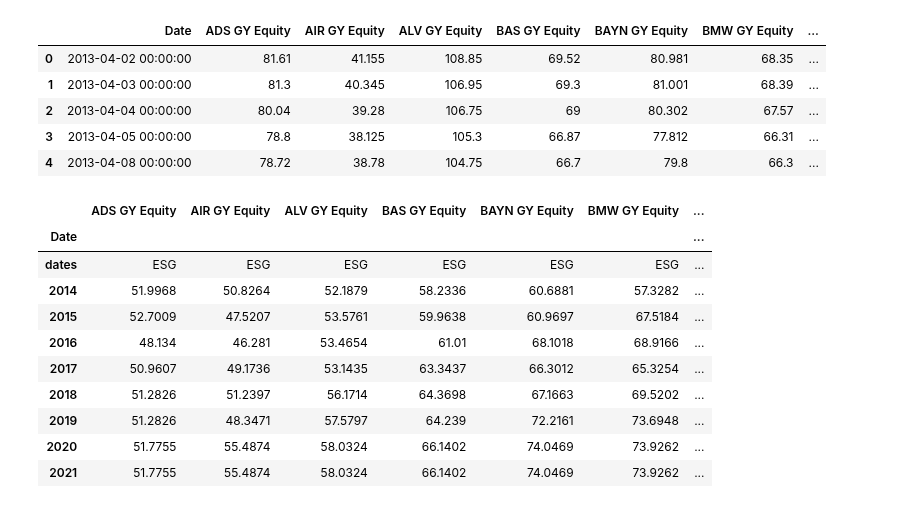
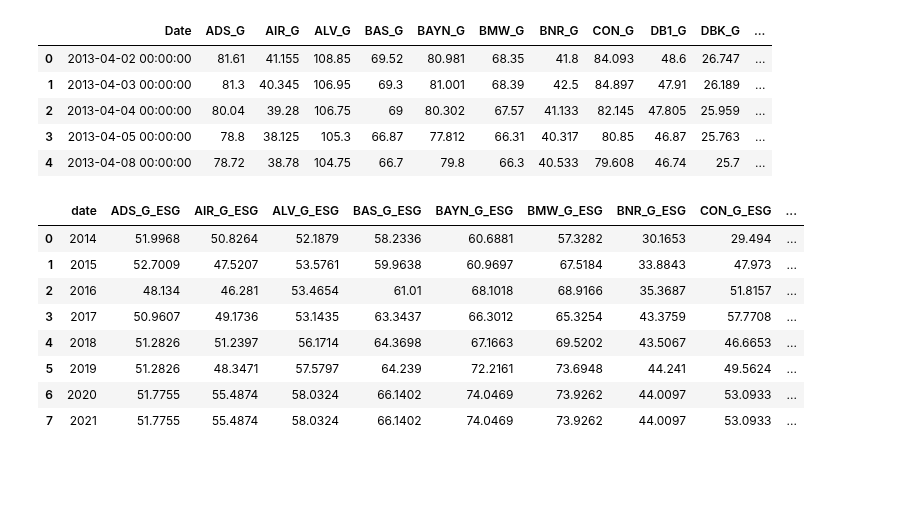
Before and after one commit to KamilPan/PS, a Jupyter notebook: ACF /ACF.ipynb, the cells around one changed output. Cells and saved outputs as stored; diff of their text form; code cells hidden in the pictures; blank space fills up the shorter version.

```diff
--- a/ACF /ACF.ipynb
+++ b/ACF /ACF.ipynb
@@ -36,11 +39,3 @@ for i in xx:
         drop_these.append(i + '.' + str(j))
 drop_these = xx + drop_these
 rt.drop(columns=xx, inplace = True)
-rt.head()
-# %% [output]
-|  | Date | ADS GY Equity | AIR GY Equity | ALV GY Equity | BAS GY Equity | BAYN GY Equity | BMW GY Equity | ... |
-| 0 | 2013-04-02 00:00:00 | 81.61 | 41.155 | 108.85 | 69.52 | 80.981 | 68.35 | ... |
-| 1 | 2013-04-03 00:00:00 | 81.3 | 40.345 | 106.95 | 69.3 | 81.001 | 68.39 | ... |
-| 2 | 2013-04-04 00:00:00 | 80.04 | 39.28 | 106.75 | 69 | 80.302 | 67.57 | ... |
-| 3 | 2013-04-05 00:00:00 | 78.8 | 38.125 | 105.3 | 66.87 | 77.812 | 66.31 | ... |
-| 4 | 2013-04-08 00:00:00 | 78.72 | 38.78 | 104.75 | 66.7 | 79.8 | 66.3 | ... |
@@ -47,22 +49,54 @@ rt.head()
+# %%
+# stupid and long code creating colomn 'year' =)
+rt['y'] = str(rt['Date'])
+tt = rt['y'].str.split('-', expand=True)
+tt = tt[0]
+rt['ye'] = tt
+ttt = rt['ye'].str.split(' ', expand=True)
+rt['year'] = ttt[7]
+rt.drop(columns=['y','ye'], inplace = True)
+rt.head()
+# %% [output]
+|  | Date | ADS_G | AIR_G | ALV_G | BAS_G | BAYN_G | BMW_G | BNR_G | CON_G | DB1_G | DBK_G | ... |
+| 0 | 2013-04-02 00:00:00 | 81.61 | 41.155 | 108.85 | 69.52 | 80.981 | 68.35 | 41.8 | 84.093 | 48.6 | 26.747 | ... |
+| 1 | 2013-04-03 00:00:00 | 81.3 | 40.345 | 106.95 | 69.3 | 81.001 | 68.39 | 42.5 | 84.897 | 47.91 | 26.189 | ... |
+| 2 | 2013-04-04 00:00:00 | 80.04 | 39.28 | 106.75 | 69 | 80.302 | 67.57 | 41.133 | 82.145 | 47.805 | 25.959 | ... |
+| 3 | 2013-04-05 00:00:00 | 78.8 | 38.125 | 105.3 | 66.87 | 77.812 | 66.31 | 40.317 | 80.85 | 46.87 | 25.763 | ... |
+| 4 | 2013-04-08 00:00:00 | 78.72 | 38.78 | 104.75 | 66.7 | 79.8 | 66.3 | 40.533 | 79.608 | 46.74 | 25.7 | ... |
 # %%
 esg.drop(columns=drop_these,inplace = True)
 esg.drop(index=[0,2], inplace=True)
 esg.rename(columns={'Unnamed: 0':'Date'},inplace = True)
 esg.reset_index(inplace = True, drop = True)
-esg.set_index('Date', inplace=True)
+#esg.set_index('Date', inplace=True)
 # %%
 esg.replace({'ESG_DISCLOSURE_SCORE': 'ESG', 'ENVIRON_DISCLOSURE_SCORE': 'E',
              'SOCIAL_DISCLOSURE_SCORE': 'S','GOVNCE_DISCLOSURE_SCORE': 'G',
-             'HISTORICAL_MARKET_CAP' : 'H_MKT_CAP', 'CUR_MKT_CAP': 'MKT_CAP'})
+             'HISTORICAL_MARKET_CAP' : 'HMCAP', 'CUR_MKT_CAP': 'MCAP'}, inplace=True)
-# %% [output]
-|  | ADS GY Equity | AIR GY Equity | ALV GY Equity | BAS GY Equity | BAYN GY Equity | BMW GY Equity | ... |
-| Date |  |  |  |  |  |  | ... |
-| dates | ESG | ESG | ESG | ESG | ESG | ESG | ... |
-| 2014 | 51.9968 | 50.8264 | 52.1879 | 58.2336 | 60.6881 | 57.3282 | ... |
-| 2015 | 52.7009 | 47.5207 | 53.5761 | 59.9638 | 60.9697 | 67.5184 | ... |
-| 2016 | 48.134 | 46.281 | 53.4654 | 61.01 | 68.1018 | 68.9166 | ... |
-| 2017 | 50.9607 | 49.1736 | 53.1435 | 63.3437 | 66.3012 | 65.3254 | ... |
-| 2018 | 51.2826 | 51.2397 | 56.1714 | 64.3698 | 67.1663 | 69.5202 | ... |
-| 2019 | 51.2826 | 48.3471 | 57.5797 | 64.239 | 72.2161 | 73.6948 | ... |
-| 2020 | 51.7755 | 55.4874 | 58.0324 | 66.1402 | 74.0469 | 73.9262 | ... |
-| 2021 | 51.7755 | 55.4874 | 58.0324 | 66.1402 | 74.0469 | 73.9262 | ... |
+# %%
+a = esg.iloc[1] + ' ' + esg.iloc[0]
+esg = esg.append(a, ignore_index=True)
+esg.loc[10,'Date'] = 'date'
+nnn = esg.loc[10]
+esg.rename(columns=nnn, inplace=True)
+esg.drop(index=[0,1,10], inplace=True)
+esg.reset_index(inplace = True, drop = True)
+# %%
+esg.columns = esg.columns.str.replace(' GY', ' G')
+esg.columns = esg.columns.str.replace(' SS', ' S')
+esg.columns = esg.columns.str.replace(' NO', ' N')
+esg.columns = esg.columns.str.replace(' DC', ' D')
+esg.columns = esg.columns.str.replace(' Equity', '')
+esg.columns = esg.columns.str.replace(' ', '_')
+# %%
+esg.head(20)
+# %% [output]
+|  | date | ADS_G_ESG | AIR_G_ESG | ALV_G_ESG | BAS_G_ESG | BAYN_G_ESG | BMW_G_ESG | BNR_G_ESG | CON_G_ESG | ... |
+| 0 | 2014 | 51.9968 | 50.8264 | 52.1879 | 58.2336 | 60.6881 | 57.3282 | 30.1653 | 29.494 | ... |
+| 1 | 2015 | 52.7009 | 47.5207 | 53.5761 | 59.9638 | 60.9697 | 67.5184 | 33.8843 | 47.973 | ... |
+| 2 | 2016 | 48.134 | 46.281 | 53.4654 | 61.01 | 68.1018 | 68.9166 | 35.3687 | 51.8157 | ... |
+| 3 | 2017 | 50.9607 | 49.1736 | 53.1435 | 63.3437 | 66.3012 | 65.3254 | 43.3759 | 57.7708 | ... |
+| 4 | 2018 | 51.2826 | 51.2397 | 56.1714 | 64.3698 | 67.1663 | 69.5202 | 43.5067 | 46.6653 | ... |
+| 5 | 2019 | 51.2826 | 48.3471 | 57.5797 | 64.239 | 72.2161 | 73.6948 | 44.241 | 49.5624 | ... |
+| 6 | 2020 | 51.7755 | 55.4874 | 58.0324 | 66.1402 | 74.0469 | 73.9262 | 44.0097 | 53.0933 | ... |
+| 7 | 2021 | 51.7755 | 55.4874 | 58.0324 | 66.1402 | 74.0469 | 73.9262 | 44.0097 | 53.0933 | ... |
```
Also changed, not shown: parts of 3 cells of this notebook, 1 other file.
